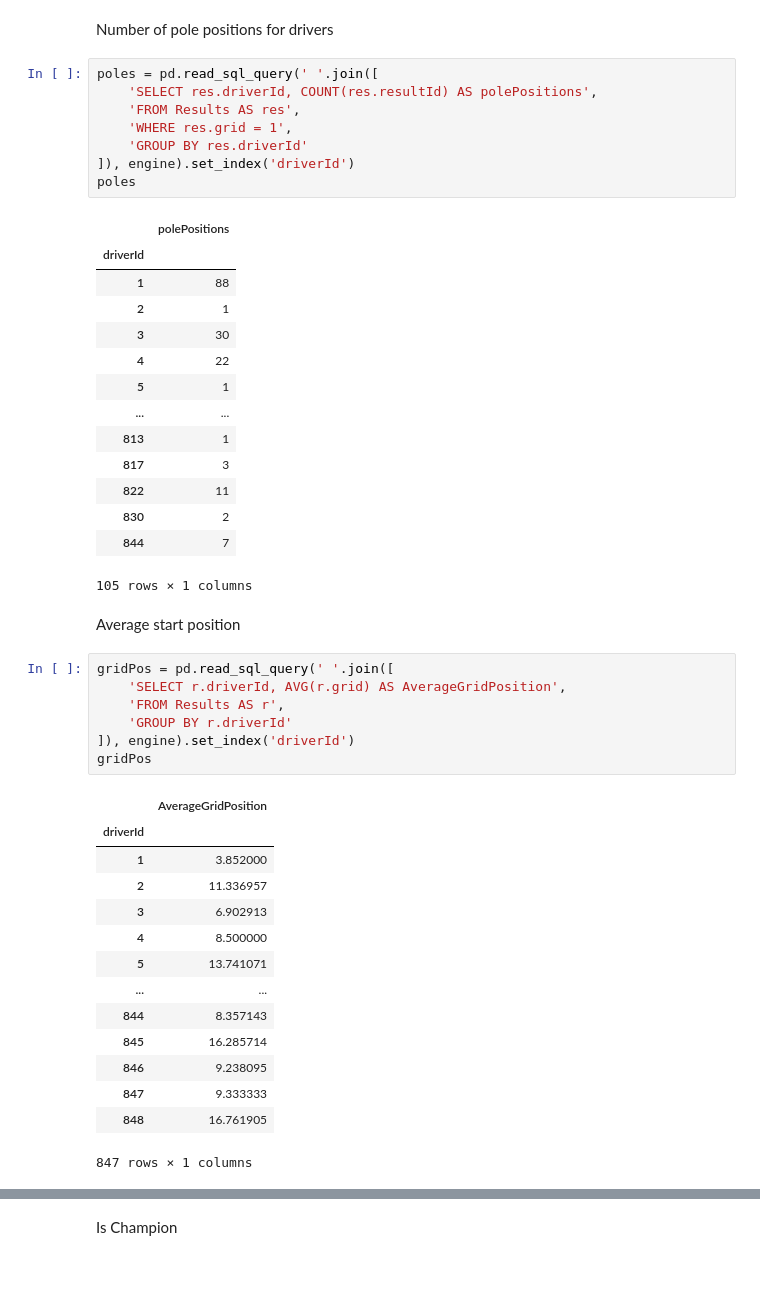
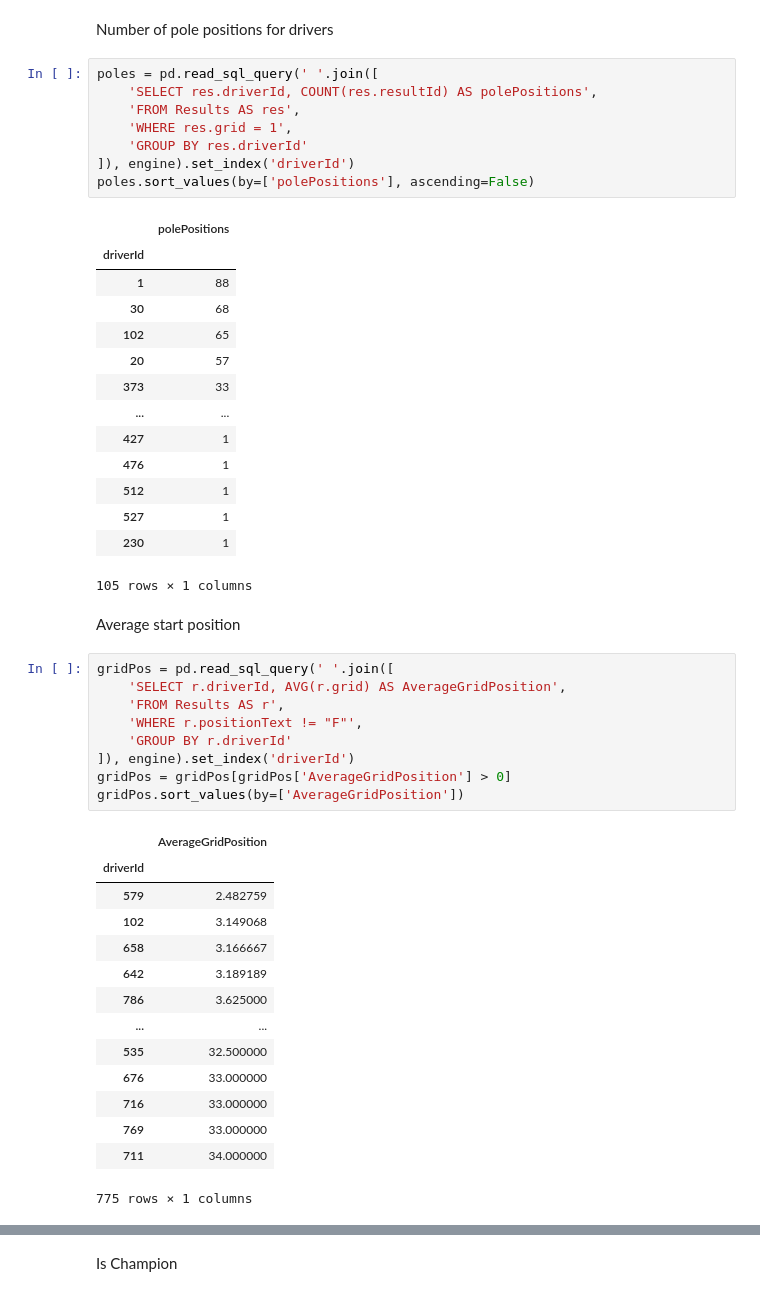
Before and after one commit to osskari/F1Data, a Jupyter notebook: Untitled.ipynb, the cells around one changed output, grey strips where cells are left out. Cells and saved outputs as stored; diff of their text form.

```diff
--- a/Untitled.ipynb
+++ b/Untitled.ipynb
@@ -906,43 +906,45 @@ poles = pd.read_sql_query(' '.join([
     'WHERE res.grid = 1',
     'GROUP BY res.driverId'
 ]), engine).set_index('driverId')
-poles
+poles.sort_values(by=['polePositions'], ascending=False)
 # %% [output]
 |  | polePositions |
 | driverId |  |
 | 1 | 88 |
-| 2 | 1 |
-| 3 | 30 |
-| 4 | 22 |
-| 5 | 1 |
+| 30 | 68 |
+| 102 | 65 |
+| 20 | 57 |
+| 373 | 33 |
 | ... | ... |
-| 813 | 1 |
-| 817 | 3 |
-| 822 | 11 |
-| 830 | 2 |
-| 844 | 7 |
+| 427 | 1 |
+| 476 | 1 |
+| 512 | 1 |
+| 527 | 1 |
+| 230 | 1 |
 105 rows × 1 columns
 # %% [markdown]
 Average start position
 # %%
 gridPos = pd.read_sql_query(' '.join([
     'SELECT r.driverId, AVG(r.grid) AS AverageGridPosition',
     'FROM Results AS r',
+    'WHERE r.positionText != "F"',
     'GROUP BY r.driverId'
 ]), engine).set_index('driverId')
-gridPos
+gridPos = gridPos[gridPos['AverageGridPosition'] > 0]
+gridPos.sort_values(by=['AverageGridPosition'])
 # %% [output]
 |  | AverageGridPosition |
 | driverId |  |
-| 1 | 3.852000 |
-| 2 | 11.336957 |
-| 3 | 6.902913 |
-| 4 | 8.500000 |
-| 5 | 13.741071 |
+| 579 | 2.482759 |
+| 102 | 3.149068 |
+| 658 | 3.166667 |
+| 642 | 3.189189 |
+| 786 | 3.625000 |
 | ... | ... |
-| 844 | 8.357143 |
-| 845 | 16.285714 |
-| 846 | 9.238095 |
-| 847 | 9.333333 |
-| 848 | 16.761905 |
+| 535 | 32.500000 |
+| 676 | 33.000000 |
+| 716 | 33.000000 |
+| 769 | 33.000000 |
+| 711 | 34.000000 |
-847 rows × 1 columns
+775 rows × 1 columns
```
Also changed, not shown: parts of 3 cells of this notebook.
